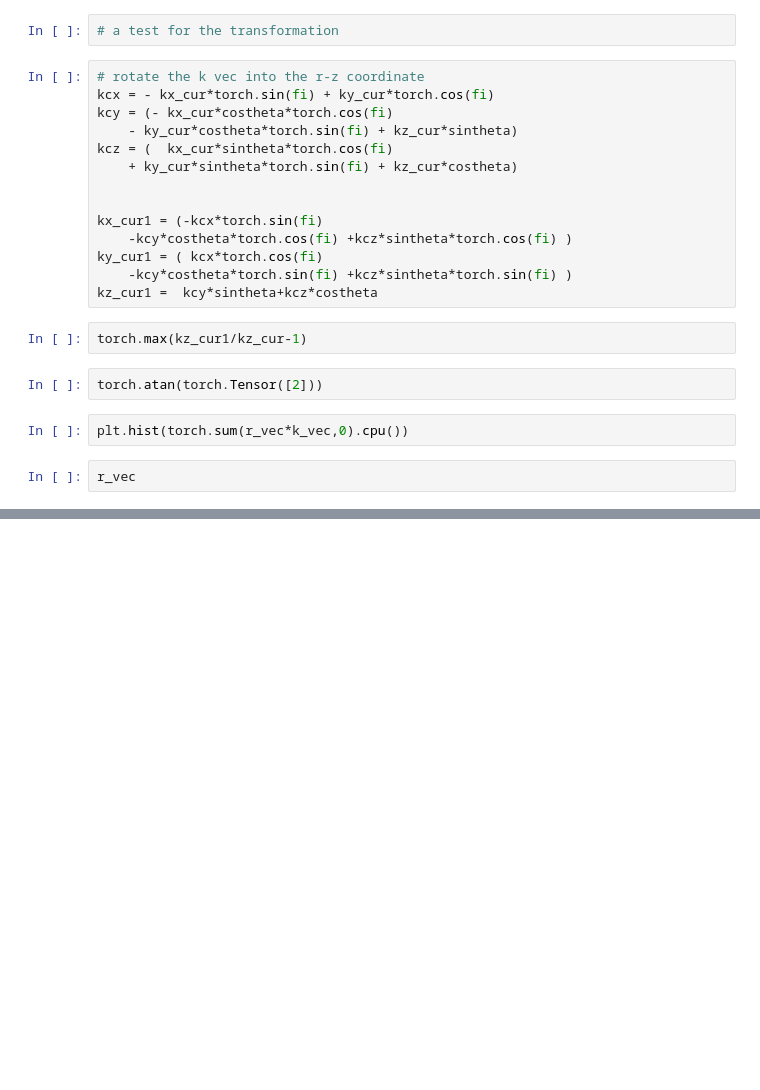
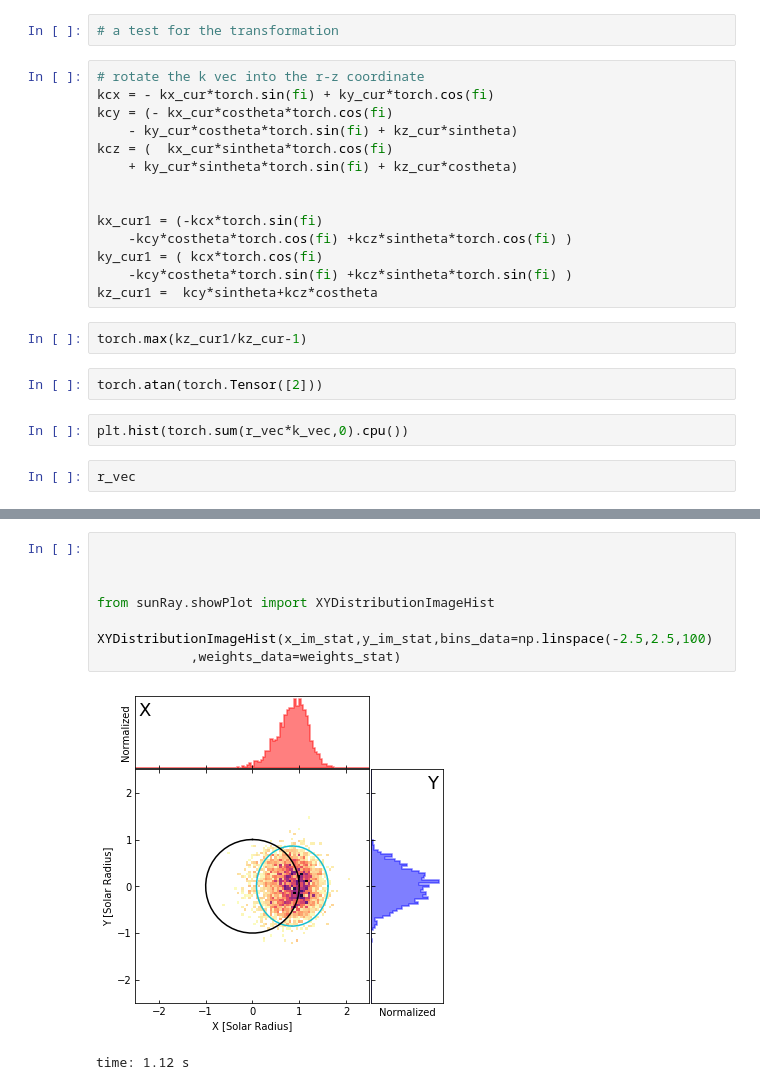
Before and after one commit to peijin94/SunRay, a Jupyter notebook: ray_scat_test.ipynb, the cells around one changed output, grey strips where cells are left out. Cells and saved outputs as stored; diff of their text form; blank space fills up the shorter version.

```diff
--- a/ray_scat_test.ipynb
+++ b/ray_scat_test.ipynb
@@ -147,0 +153,11 @@ x_im_stat.shape
+# %%
+
+
+
+from sunRay.showPlot import XYDistributionImageHist
+
+XYDistributionImageHist(x_im_stat,y_im_stat,bins_data=np.linspace(-2.5,2.5,100)
+            ,weights_data=weights_stat)
+# %% [output]
+[figure, added]
+time: 1.12 s
```
Also changed, not shown: parts of 7 cells of this notebook, 3 other files.
